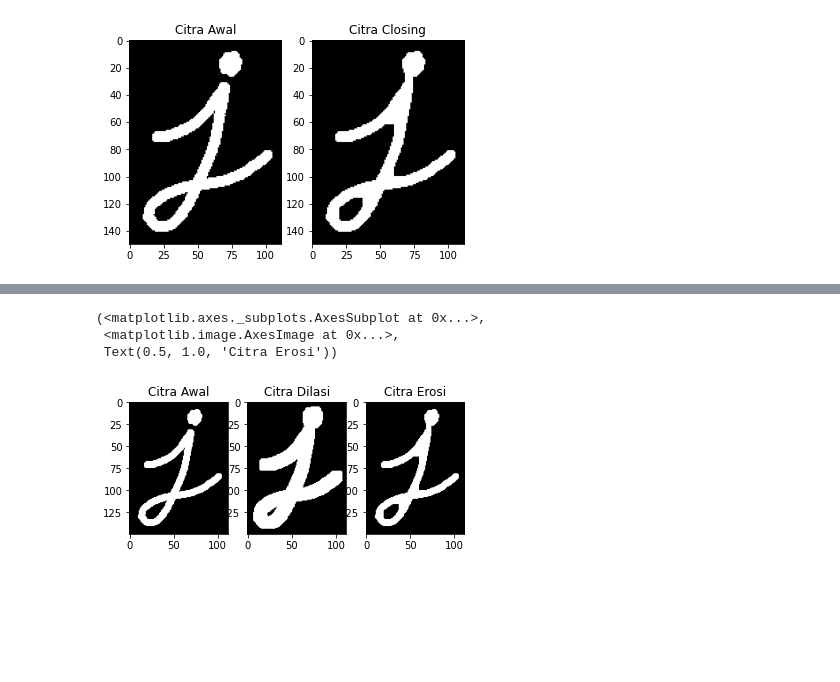
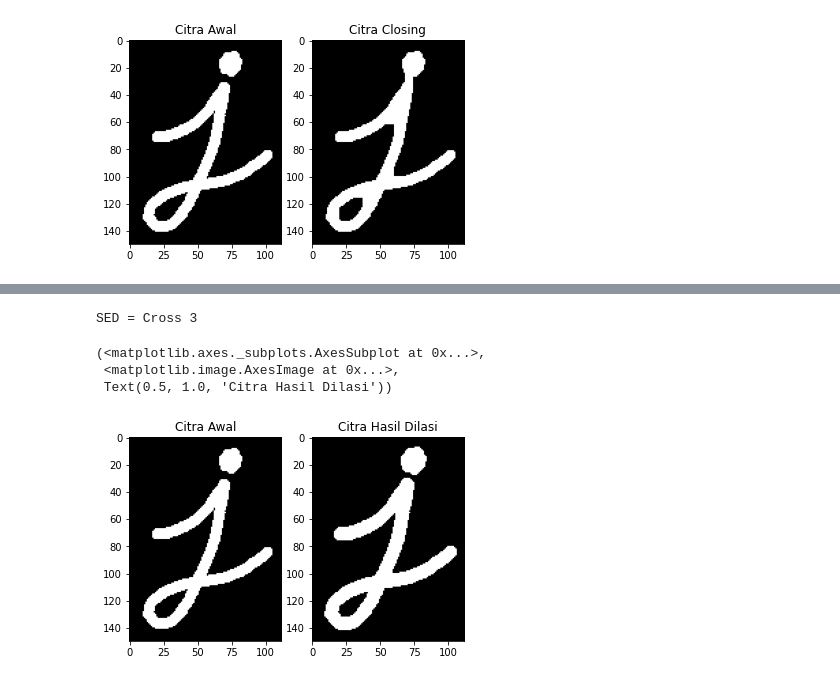
Before and after one commit to mashhisyam/PCVK_Genap_2022, a Jupyter notebook: Week8.ipynb, the cells around one changed output, grey strips where cells are left out. Cells and saved outputs as stored; diff of their text form; code cells hidden in the pictures; blank space fills up the shorter version.

```diff
--- a/Week8.ipynb
+++ b/Week8.ipynb
@@ -148,41 +106,14 @@ plt.subplot(133),plt.imshow(imgDilate, cmap="gray"), plt.title('Citra Dilasi')
-# %%
-imgJ = cv2.imread('/content/drive/MyDrive/PCVK/j.png', 0)
-
-p,q = imgJ.shape
-
-plt.imshow(imgJ, cmap="gray")
-
-imgDilate = np.zeros((p,q), dtype = np.uint8)
-SED = np.array([[1,1,1,1,1,1,1], [1,1,1,1,1,1,1], [1,1,1,1,1,1,1], [1,1,1,1,1,1,1], [1,1,1,1,1,1,1], [1,1,1,1,1,1,1], [1,1,1,1,1,1,1]])
-constant1 = 3
-
-for i in range (constant1, p-constant1):
-  for j in range (constant1, q-constant1):
-    temp = imgJ[i-constant1:i+constant1+1, j-constant1:j+constant1+1]
-    product = temp * SED
-    imgDilate[i,j] = np.max(product)
-
-imgJ_2 = imgDilate
-
-m,n = imgJ.shape
-plt.imshow(imgWlib_2, cmap="gray")
-
-k = 7
-SE = np.ones((k,k), dtype=np.uint8)
-constant = (k-1)//2
-
-imgErode = np.zeros((m,n), dtype=np.uint8)
-
-for i in range (constant1, m-constant):
-  for j in range (constant, n-constant):
-    temp = imgJ_2[i-constant:i+constant+1, j-constant:j+constant+1]
-    product = temp * SE
-    imgErode[i,j] = np.min(product)
-plt.subplot(131),plt.imshow(imgJ, cmap="gray"),plt.title('Citra Awal')
-plt.subplot(132),plt.imshow(imgDilate, cmap='gray'),plt.title('Citra Dilasi')
-plt.subplot(133),plt.imshow(imgErode, cmap='gray'),plt.title('Citra Erosi')
-# %% [output]
-(<matplotlib.axes._subplots.AxesSubplot at 0x...>,
- <matplotlib.image.AxesImage at 0x...>,
- Text(0.5, 1.0, 'Citra Erosi'))
-[figure, removed]
+# %%
+#Dilasi dengan structuring elements cross 3 x 3
+kernel_3x3 = cv2.getStructuringElement(cv2.MORPH_CROSS, (3,3))
+crossDilation_3x3 = cv2.dilate(img, kernel_3x3, iterations = 1)
+
+print('SED = Cross 3')
+plt.subplot(121),plt.imshow(img),plt.title('Citra Awal')
+plt.subplot(122),plt.imshow(crossDilation_3x3),plt.title('Citra Hasil Dilasi')
+# %% [output]
+SED = Cross 3
+(<matplotlib.axes._subplots.AxesSubplot at 0x...>,
+ <matplotlib.image.AxesImage at 0x...>,
+ Text(0.5, 1.0, 'Citra Hasil Dilasi'))
+[figure, added]
```
Also changed, not shown: parts of 8 cells of this notebook.
